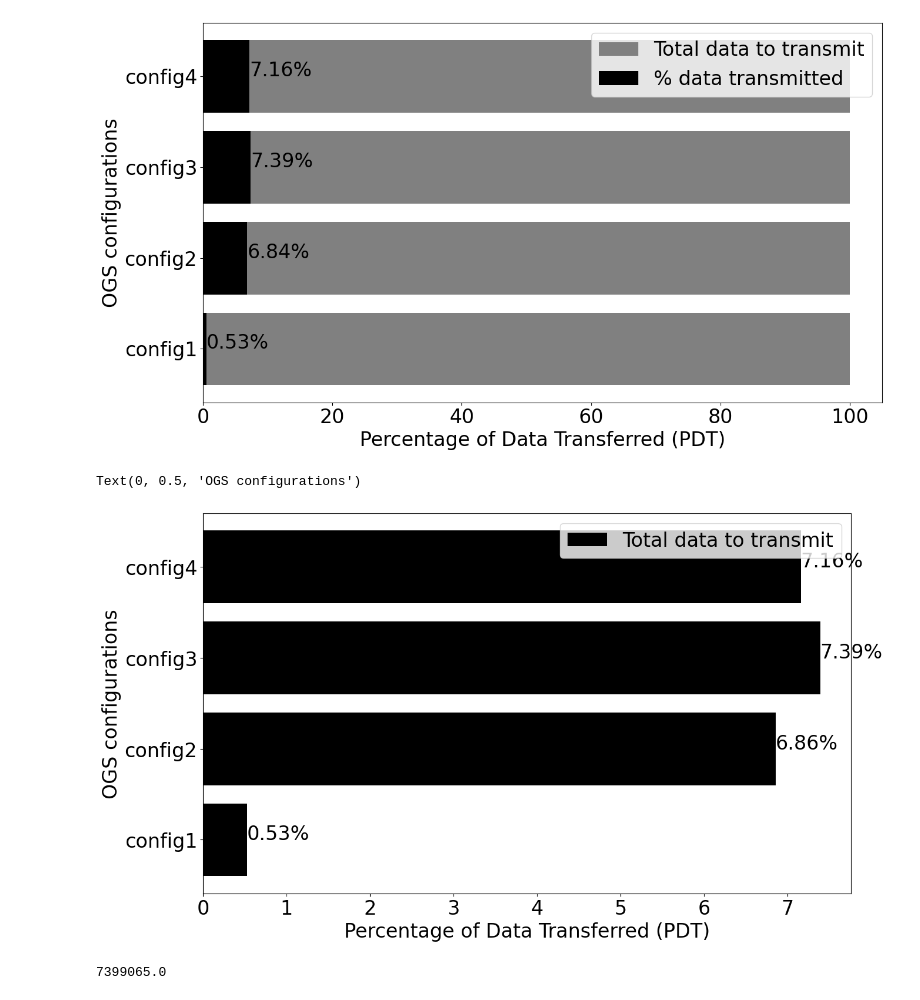
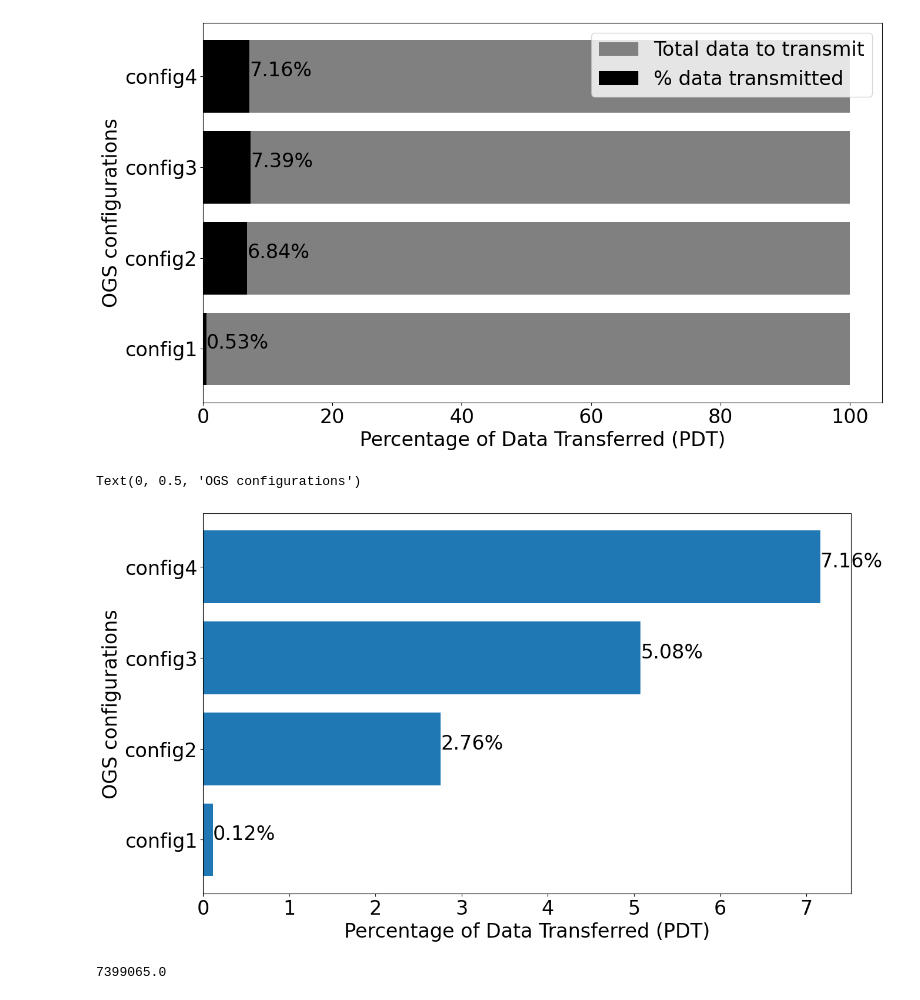
Before and after one commit to connor-a-casey/fso-simulation, a Jupyter notebook: data/output/Figures_rawdata_2.ipynb, the cells around one changed output. Cells and saved outputs as stored; diff of their text form; code cells hidden in the pictures.

```diff
--- a/data/output/Figures_rawdata_2.ipynb
+++ b/data/output/Figures_rawdata_2.ipynb
@@ -142,23 +142,23 @@ plt.savefig('00_PDT.svg')
 # %% [output]
 [figure]
 # %%
-PDT = np.array([config1_dyn_data['Total_Data_Transmitted_(Gbits)'].astype(float).sum()/config1_dyn_data['Maximum_Possible_Data_(Gbits)'].astype(float).sum()* 100, config2_dyn_data['Total_Data_Transmitted_(Gbits)'].astype(float).sum()/config2_dyn_data['Maximum_Possible_Data_(Gbits)'].astype(float).sum()* 100, config3_dyn_data['Total_Data_Transmitted_(Gbits)'].astype(float).sum()/config3_dyn_data['Maximum_Possible_Data_(Gbits)'].astype(float).sum()* 100, config4_dyn_data['Total_Data_Transmitted_(Gbits)'].astype(float).sum()/config4_dyn_data['Maximum_Possible_Data_(Gbits)'].astype(float).sum()* 100])
+PDT = np.array([config1_dyn_data['Total_Data_Transmitted_(Gbits)'].astype(float).sum()/config4_dyn_data['Maximum_Possible_Data_(Gbits)'].astype(float).sum()* 100, config2_dyn_data['Total_Data_Transmitted_(Gbits)'].astype(float).sum()/config4_dyn_data['Maximum_Possible_Data_(Gbits)'].astype(float).sum()* 100, config3_dyn_data['Total_Data_Transmitted_(Gbits)'].astype(float).sum()/config4_dyn_data['Maximum_Possible_Data_(Gbits)'].astype(float).sum()* 100, config4_dyn_data['Total_Data_Transmitted_(Gbits)'].astype(float).sum()/config4_dyn_data['Maximum_Possible_Data_(Gbits)'].astype(float).sum()* 100])
 
 plt.figure(figsize=(14,8))
 configurations = ["config1", "config2", "config3", "config4"]
 
 #b1 = plt.barh(configurations, np.array([100,100,100,100]), color="grey")
-b1 = plt.barh(configurations, PDT, color="black")
+b1 = plt.barh(configurations, PDT)
 
 for index, value in enumerate(PDT):
     plt.text(value, index, f"{round(value,2)}%")
 
-plt.legend([b1], ["Total data to transmit", "% data transmitted"], loc="upper right")
+#plt.legend([b1], ["Total data to transmit", "% data transmitted"], loc="upper right")
 plt.xlabel("Percentage of Data Transferred (PDT)")
 plt.ylabel("OGS configurations")
 # %% [output]
 Text(0, 0.5, 'OGS configurations')
-[figure, old version]
+[figure, new version]
 # %%
 
 ### HERE write the other version of the figure normalising by config4
```
